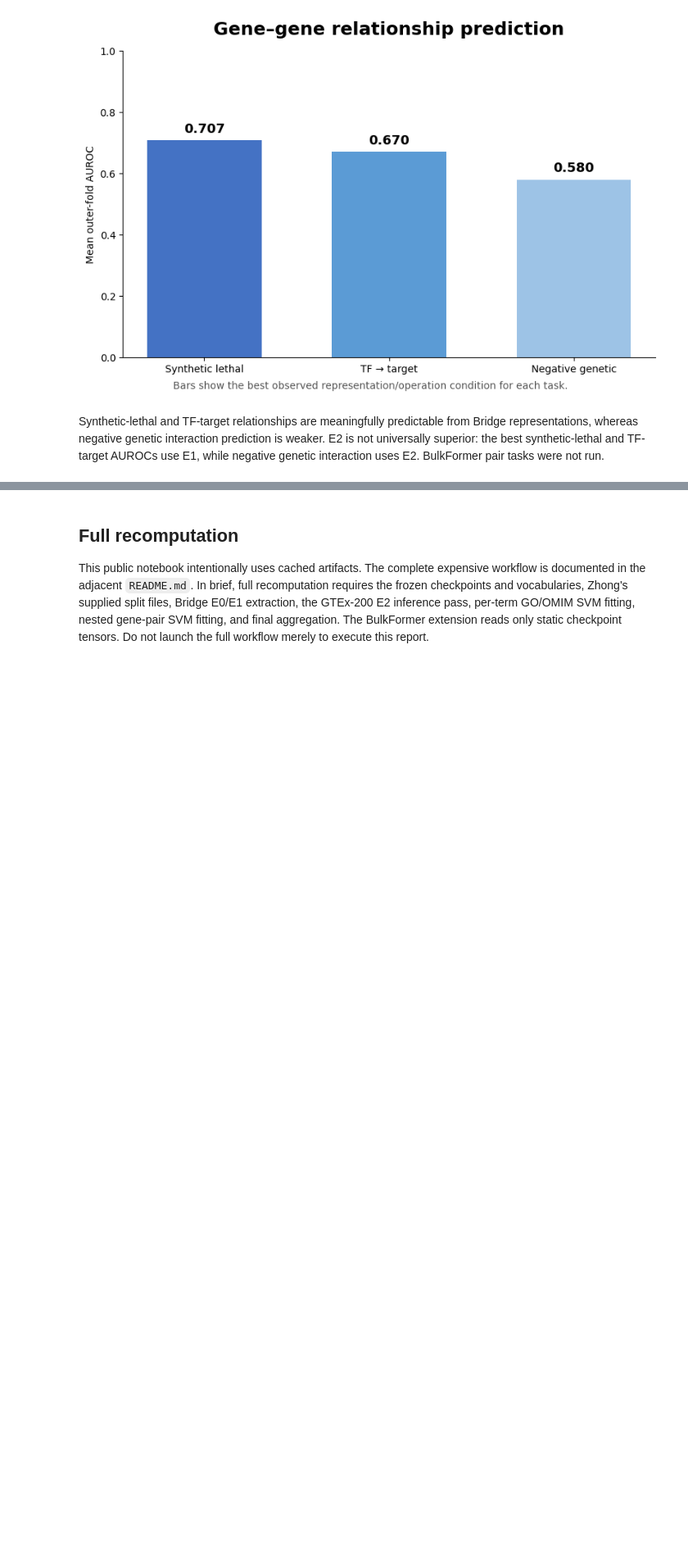
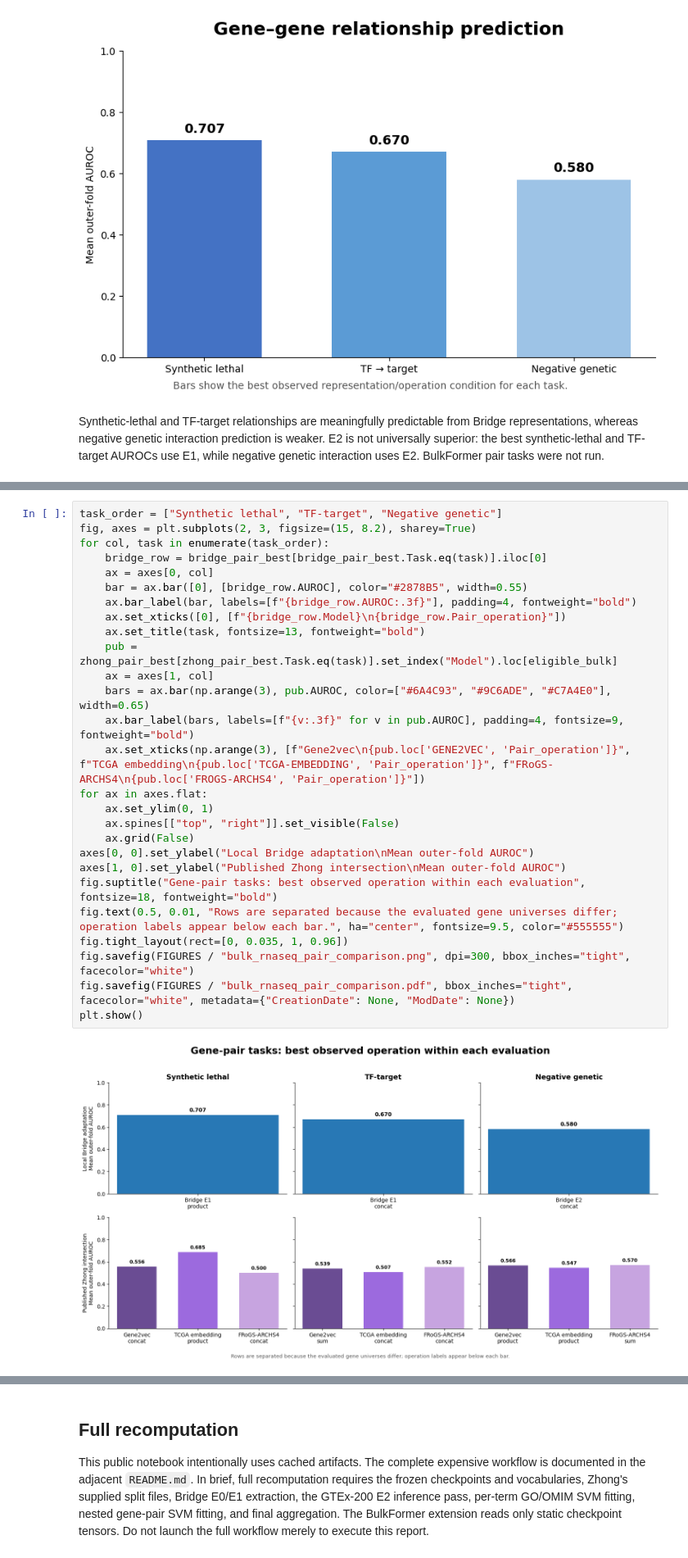
Before and after one commit to alwalt/bridge-rna, a Jupyter notebook: notebooks/gene_embedding_benchmarks/gene_embedding_benchmarks.ipynb, the cells around one changed output, grey strips where cells are left out. Shown at 82% size. Drawn from its saved outputs; the diff is of its cells as text; blank space fills up the shorter version.

```diff
--- a/notebooks/gene_embedding_benchmarks/gene_embedding_benchmarks.ipynb
+++ b/notebooks/gene_embedding_benchmarks/gene_embedding_benchmarks.ipynb
@@ -209,3 +378,32 @@ Synthetic-lethal and TF-target relationships are meaningfully predictable from B
+# %%
+task_order = ["Synthetic lethal", "TF-target", "Negative genetic"]
+fig, axes = plt.subplots(2, 3, figsize=(15, 8.2), sharey=True)
+for col, task in enumerate(task_order):
+    bridge_row = bridge_pair_best[bridge_pair_best.Task.eq(task)].iloc[0]
+    ax = axes[0, col]
+    bar = ax.bar([0], [bridge_row.AUROC], color="#2878B5", width=0.55)
+    ax.bar_label(bar, labels=[f"{bridge_row.AUROC:.3f}"], padding=4, fontweight="bold")
+    ax.set_xticks([0], [f"{bridge_row.Model}\n{bridge_row.Pair_operation}"])
+    ax.set_title(task, fontsize=13, fontweight="bold")
+    pub = zhong_pair_best[zhong_pair_best.Task.eq(task)].set_index("Model").loc[eligible_bulk]
+    ax = axes[1, col]
+    bars = ax.bar(np.arange(3), pub.AUROC, color=["#6A4C93", "#9C6ADE", "#C7A4E0"], width=0.65)
+    ax.bar_label(bars, labels=[f"{v:.3f}" for v in pub.AUROC], padding=4, fontsize=9, fontweight="bold")
+    ax.set_xticks(np.arange(3), [f"Gene2vec\n{pub.loc['GENE2VEC', 'Pair_operation']}", f"TCGA embedding\n{pub.loc['TCGA-EMBEDDING', 'Pair_operation']}", f"FRoGS-ARCHS4\n{pub.loc['FROGS-ARCHS4', 'Pair_operation']}"])
+for ax in axes.flat:
+    ax.set_ylim(0, 1)
+    ax.spines[["top", "right"]].set_visible(False)
+    ax.grid(False)
+axes[0, 0].set_ylabel("Local Bridge adaptation\nMean outer-fold AUROC")
+axes[1, 0].set_ylabel("Published Zhong intersection\nMean outer-fold AUROC")
+fig.suptitle("Gene-pair tasks: best observed operation within each evaluation", fontsize=18, fontweight="bold")
+fig.text(0.5, 0.01, "Rows are separated because the evaluated gene universes differ; operation labels appear below each bar.", ha="center", fontsize=9.5, color="#555555")
+fig.tight_layout(rect=[0, 0.035, 1, 0.96])
+fig.savefig(FIGURES / "bulk_rnaseq_pair_comparison.png", dpi=300, bbox_inches="tight", facecolor="white")
+fig.savefig(FIGURES / "bulk_rnaseq_pair_comparison.pdf", bbox_inches="tight", facecolor="white", metadata={"CreationDate": None, "ModDate": None})
+plt.show()
+# %% [output]
+[figure, added]
 # %% [markdown]
 ## Conclusions
 
```
Also changed, not shown: parts of 11 cells of this notebook, 33 other files.
